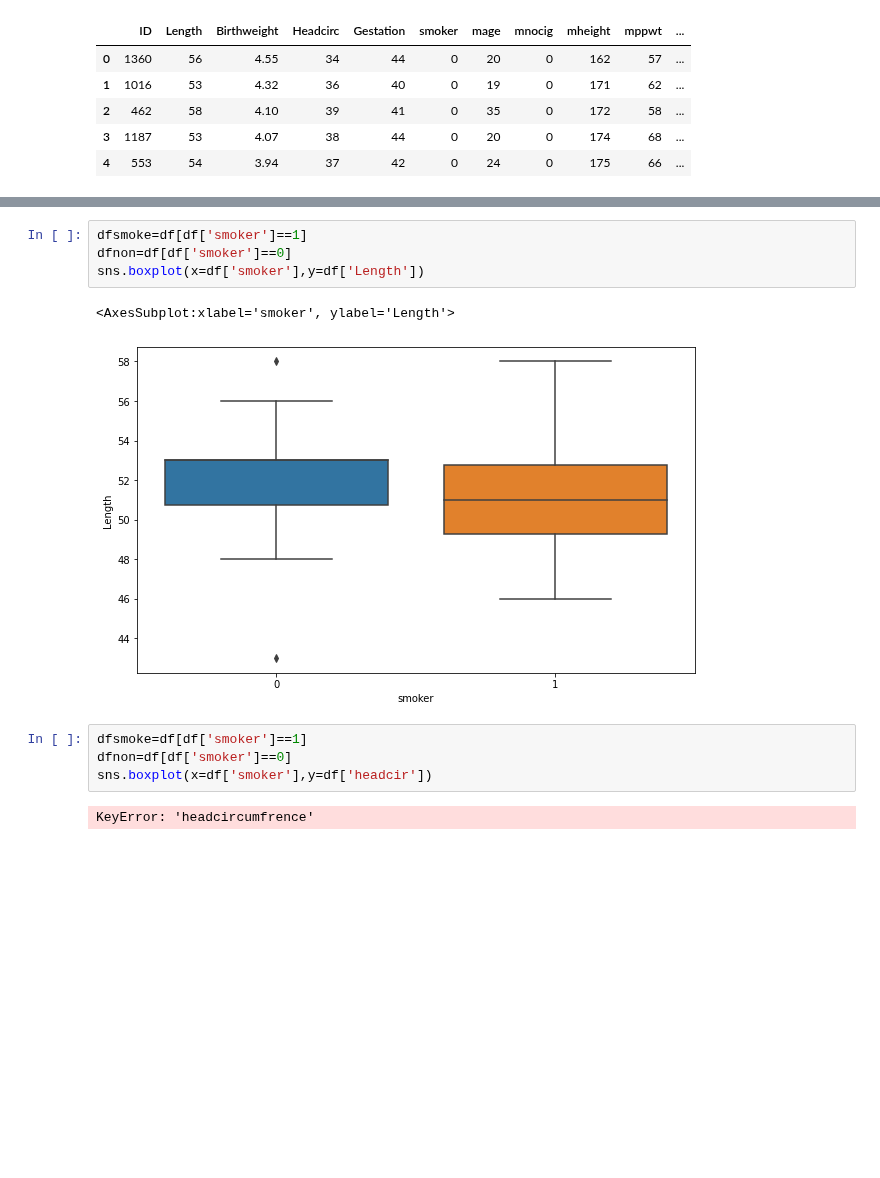
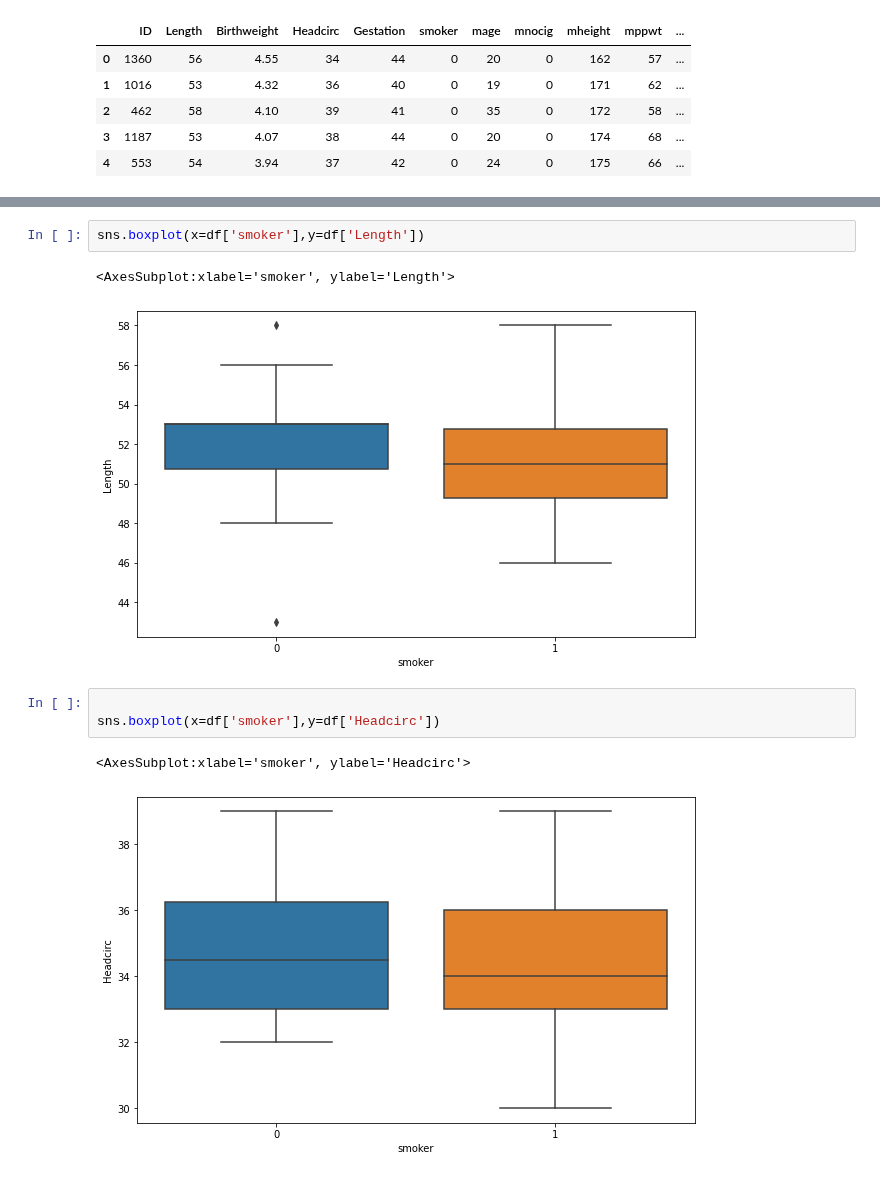
Before and after one commit to Jonathangmit/Machine-learning-and-statistics, a Jupyter notebook: Sheffield stats birth.ipynb, the cells around one changed output, grey strips where cells are left out. Drawn from its saved outputs; the diff is of its cells as text; blank space fills up the shorter version.

```diff
--- a/Sheffield stats birth.ipynb
+++ b/Sheffield stats birth.ipynb
@@ -46,15 +41,13 @@ sns.boxplot(x=df['smoker'],y=df['Birthweight'])
 <AxesSubplot:xlabel='smoker', ylabel='Birthweight'>
 [figure]
 # %%
-dfsmoke=df[df['smoker']==1]
-dfnon=df[df['smoker']==0]
 sns.boxplot(x=df['smoker'],y=df['Length'])
 # %% [output]
 <AxesSubplot:xlabel='smoker', ylabel='Length'>
 [figure]
 # %%
-dfsmoke=df[df['smoker']==1]
-dfnon=df[df['smoker']==0]
-sns.boxplot(x=df['smoker'],y=df['headcir'])
+
+sns.boxplot(x=df['smoker'],y=df['Headcirc'])
 # %% [output]
-KeyError: 'headcircumfrence'
+<AxesSubplot:xlabel='smoker', ylabel='Headcirc'>
+[figure, added]
```
Also changed, not shown: parts of 13 cells of this notebook.
